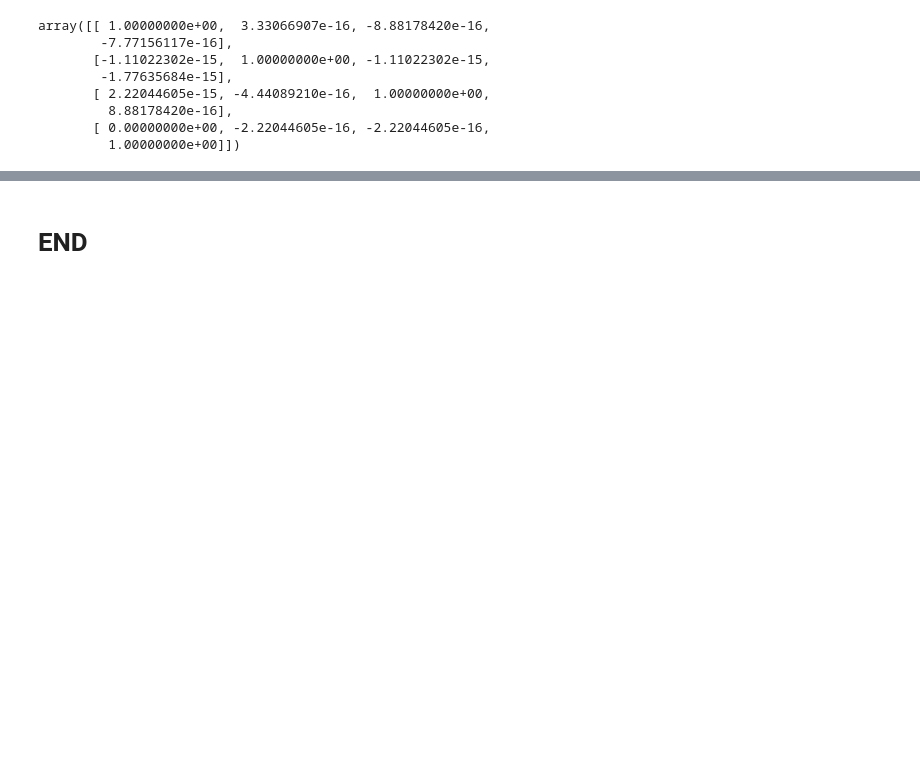
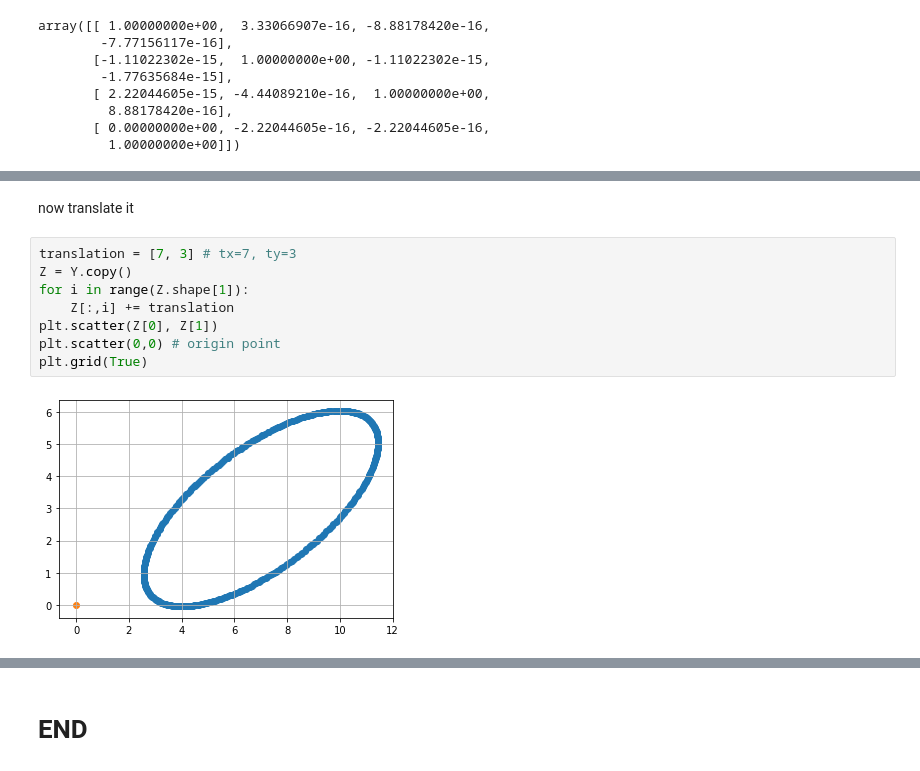
Before and after one commit to yongduek/ieml, a Jupyter notebook: notebooks/matrix-vector-ops-numpy.ipynb, the cells around one changed output, grey strips where cells are left out. Drawn from its saved outputs; the diff is of its cells as text; blank space fills up the shorter version.

```diff
--- a/notebooks/matrix-vector-ops-numpy.ipynb
+++ b/notebooks/matrix-vector-ops-numpy.ipynb
@@ -368,0 +436,12 @@ array([[ 1.00000000e+00,  3.33066907e-16, -8.88178420e-16,
+# %% [markdown]
+now translate it
+# %%
+translation = [7, 3] # tx=7, ty=3
+Z = Y.copy()
+for i in range(Z.shape[1]):
+    Z[:,i] += translation
+plt.scatter(Z[0], Z[1])
+plt.scatter(0,0) # origin point
+plt.grid(True)
+# %% [output]
+[figure, added]
```
Also changed, not shown: parts of 49 cells of this notebook, 1 other file.
